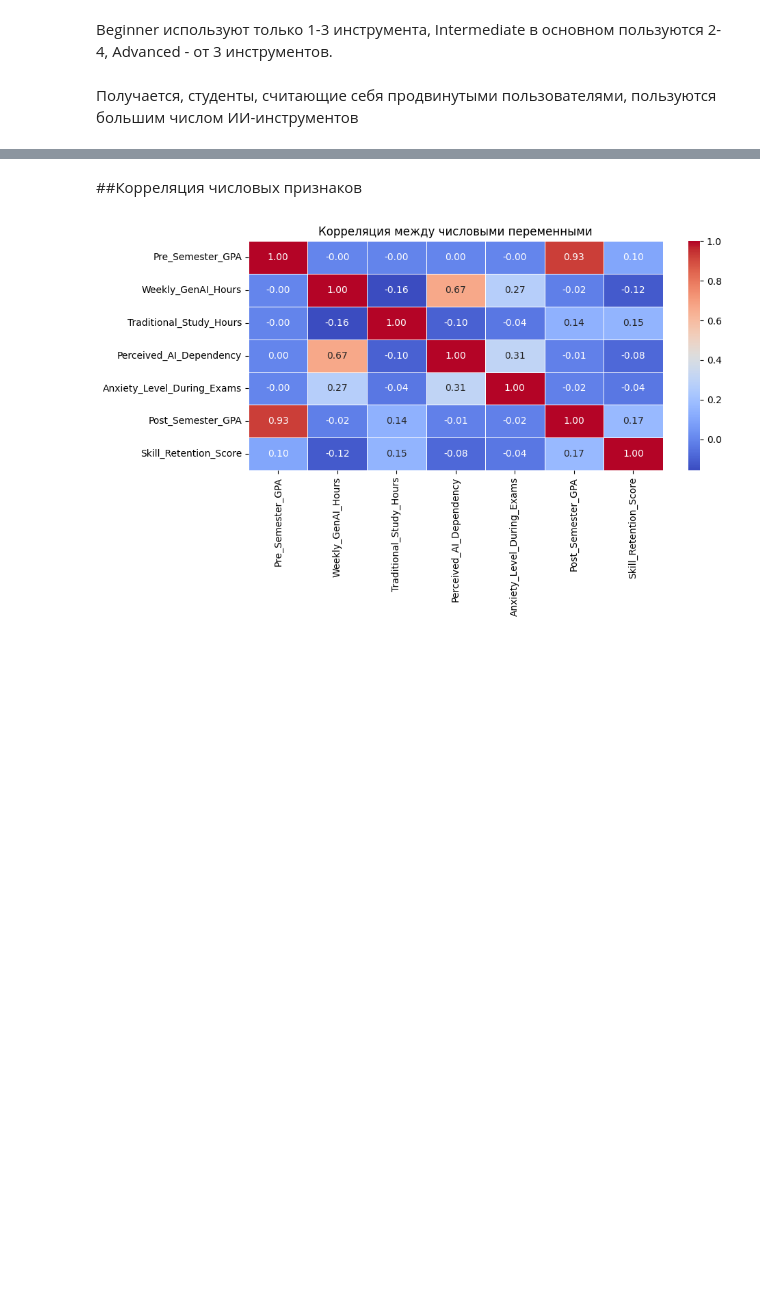
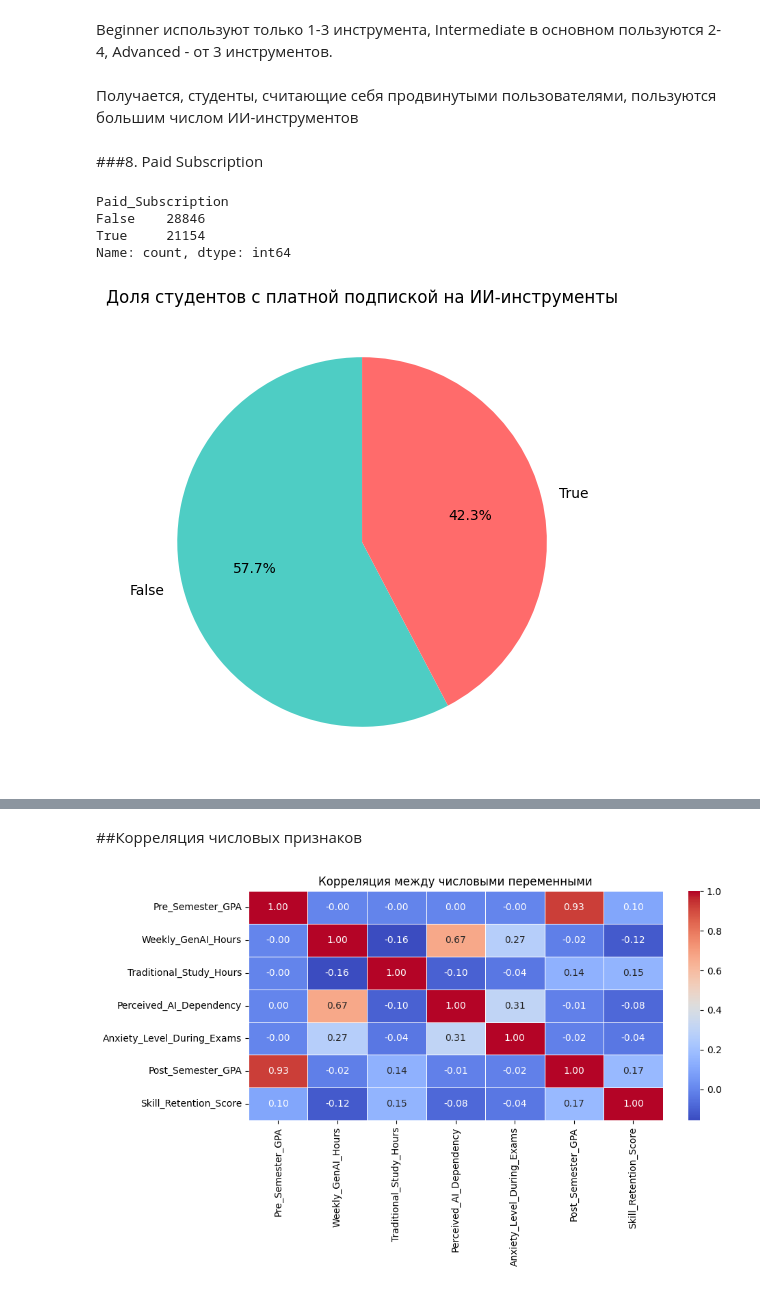
Before and after one commit to AnastasiaDolotova/ai-student-impact, a Jupyter notebook: ai_student_impact.ipynb, the cells around one changed output, grey strips where cells are left out. Saved outputs shown, nothing was run; the diff lists cells and outputs as text; code cells hidden in the pictures; blank space fills up the shorter version.

Commit message:
Add Paid_Subscription to EDA

```diff
--- a/ai_student_impact.ipynb
+++ b/ai_student_impact.ipynb
@@ -561,3 +561,22 @@ Name: Tool_Diversity, dtype: float64
 Beginner используют только 1-3 инструмента, Intermediate в основном пользуются 2-4, Advanced - от 3 инструментов.
 # %% [markdown]
 Получается, студенты, считающие себя продвинутыми пользователями, пользуются большим числом ИИ-инструментов
+# %% [markdown]
+###8. Paid Subscription
+# %%
+df.Paid_Subscription.value_counts()
+# %% [output]
+Paid_Subscription
+False    28846
+True     21154
+Name: count, dtype: int64
+# %%
+paid_pct = df.Paid_Subscription.value_counts(normalize=True) * 100
+
+plt.figure(figsize=(6, 6))
+paid_colors = ['#FF6B6B', '#4ECDC4'] if paid_pct.index[0] == True else ['#4ECDC4', '#FF6B6B']
+plt.pie(paid_pct, labels=paid_pct.index, autopct='%1.1f%%', startangle=90, colors=paid_colors)
+plt.title('Доля студентов с платной подпиской на ИИ-инструменты')
+plt.show()
+# %% [output]
+[figure, added]
```
Also changed, not shown: parts of 10 cells of this notebook.
